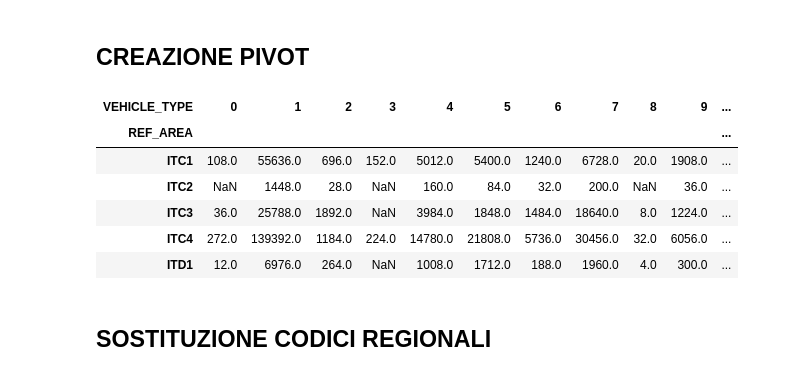
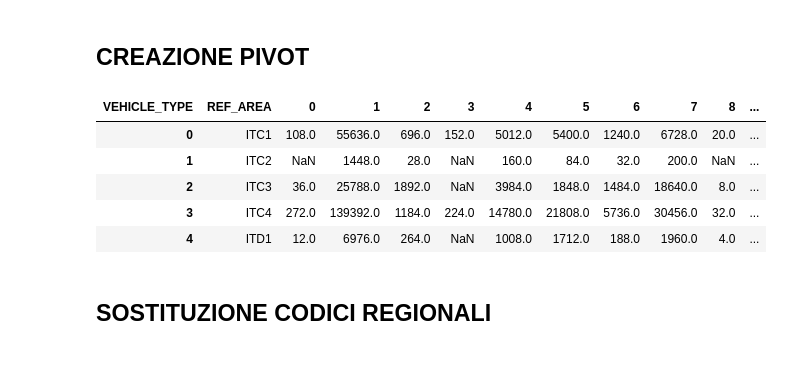
Before and after one commit to SamueleGrossano/Final-Project---Grossano-Samuele, a Jupyter notebook: data/Final Project - Samuele Grossano/Notebook_veicoli_Final_Project.ipynb, the cells around one changed output. Cells and saved outputs as stored; diff of their text form; code cells hidden in the pictures.

```diff
--- a/data/Final Project - Samuele Grossano/Notebook_veicoli_Final_Project.ipynb
+++ b/data/Final Project - Samuele Grossano/Notebook_veicoli_Final_Project.ipynb
@@ -112,23 +112,22 @@ Index(['DATAFLOW', 'FREQ', 'REF_AREA', 'DATA_TYPE', 'ACCIDENT_LOCALIZATON',
 # %%
 veicoli_coinvolti = veicoli_coinvolti[veicoli_coinvolti["TIME_PERIOD"] == 2024]
 
 pivot_veicoli_2024 = pd.pivot_table(
     veicoli_coinvolti,
     index=["REF_AREA"],
     columns="VEHICLE_TYPE",
     values="OBS_VALUE",
     aggfunc="sum",
 )
-
+pivot_veicoli_2024 = pivot_veicoli_2024.reset_index()
 pivot_veicoli_2024.head()
 # %% [output]
-| VEHICLE_TYPE | 0 | 1 | 2 | 3 | 4 | 5 | 6 | 7 | 8 | 9 | ... |
-| REF_AREA |  |  |  |  |  |  |  |  |  |  | ... |
-| ITC1 | 108.0 | 55636.0 | 696.0 | 152.0 | 5012.0 | 5400.0 | 1240.0 | 6728.0 | 20.0 | 1908.0 | ... |
-| ITC2 | NaN | 1448.0 | 28.0 | NaN | 160.0 | 84.0 | 32.0 | 200.0 | NaN | 36.0 | ... |
-| ITC3 | 36.0 | 25788.0 | 1892.0 | NaN | 3984.0 | 1848.0 | 1484.0 | 18640.0 | 8.0 | 1224.0 | ... |
-| ITC4 | 272.0 | 139392.0 | 1184.0 | 224.0 | 14780.0 | 21808.0 | 5736.0 | 30456.0 | 32.0 | 6056.0 | ... |
-| ITD1 | 12.0 | 6976.0 | 264.0 | NaN | 1008.0 | 1712.0 | 188.0 | 1960.0 | 4.0 | 300.0 | ... |
+| VEHICLE_TYPE | REF_AREA | 0 | 1 | 2 | 3 | 4 | 5 | 6 | 7 | 8 | ... |
+| 0 | ITC1 | 108.0 | 55636.0 | 696.0 | 152.0 | 5012.0 | 5400.0 | 1240.0 | 6728.0 | 20.0 | ... |
+| 1 | ITC2 | NaN | 1448.0 | 28.0 | NaN | 160.0 | 84.0 | 32.0 | 200.0 | NaN | ... |
+| 2 | ITC3 | 36.0 | 25788.0 | 1892.0 | NaN | 3984.0 | 1848.0 | 1484.0 | 18640.0 | 8.0 | ... |
+| 3 | ITC4 | 272.0 | 139392.0 | 1184.0 | 224.0 | 14780.0 | 21808.0 | 5736.0 | 30456.0 | 32.0 | ... |
+| 4 | ITD1 | 12.0 | 6976.0 | 264.0 | NaN | 1008.0 | 1712.0 | 188.0 | 1960.0 | 4.0 | ... |
 # %% [markdown]
 **SOSTITUZIONE CODICI REGIONALI**
 ---------------------------------
```
Also changed, not shown: parts of 3 cells of this notebook, 10 other files.
